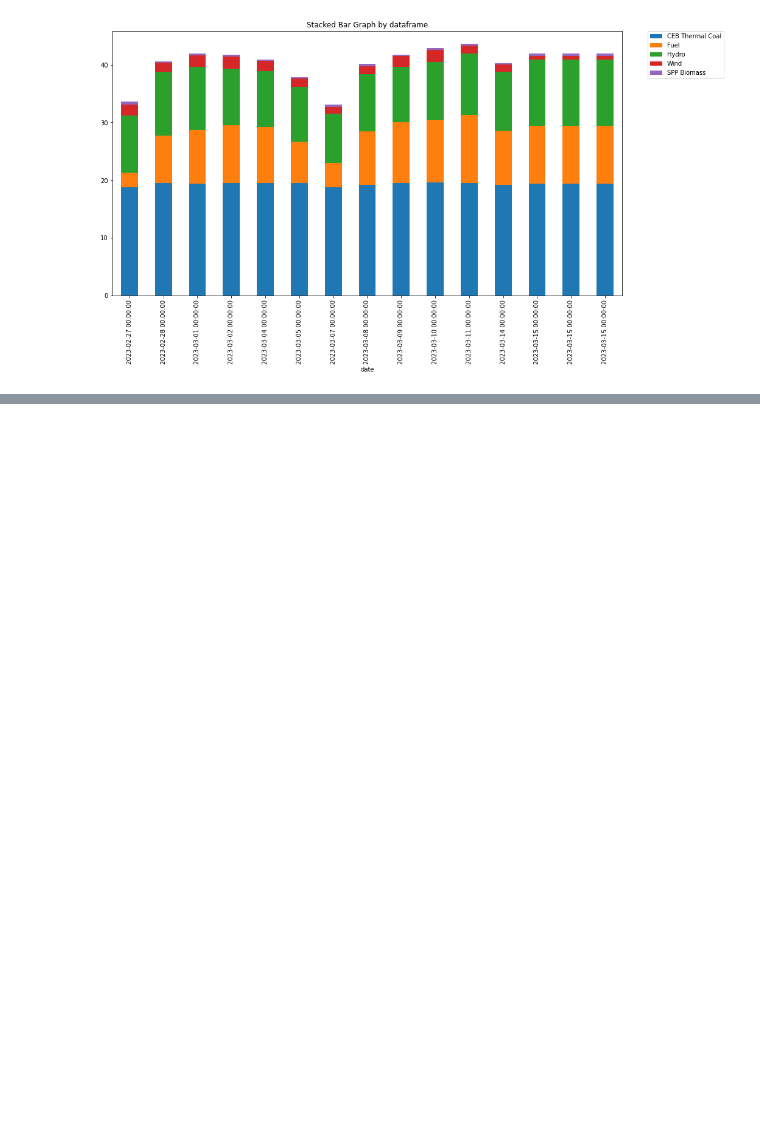
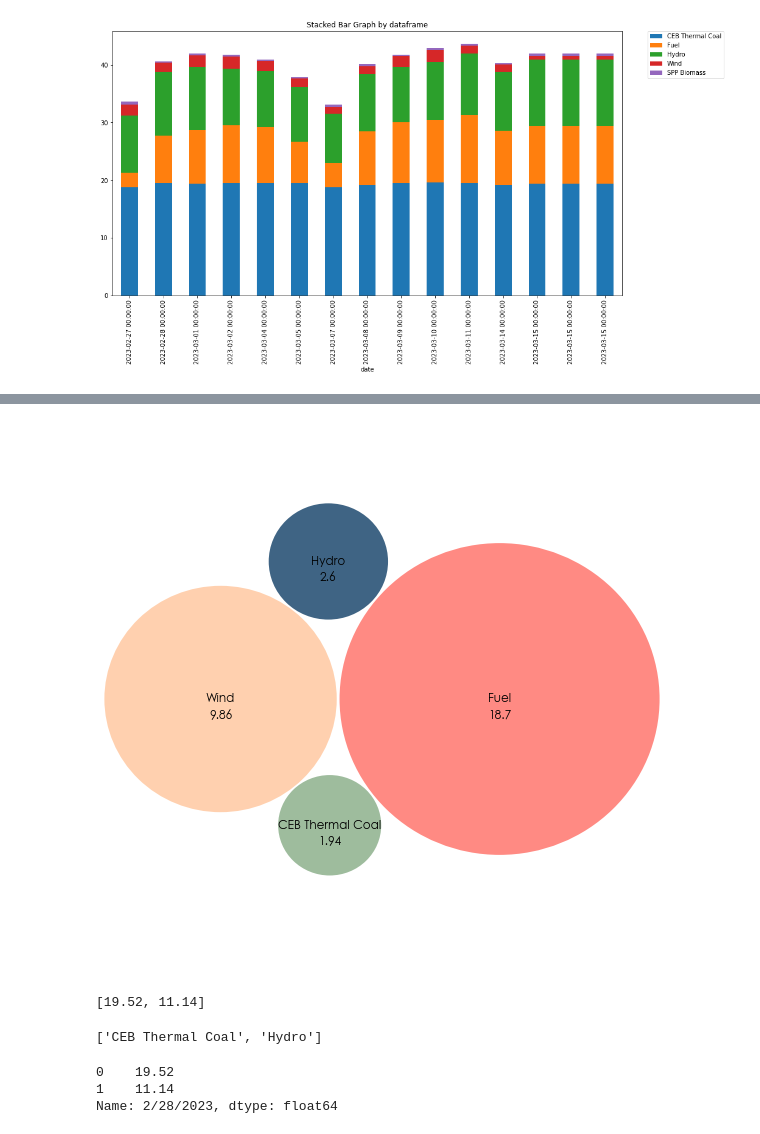
Before and after one commit to ChanakaErangaGunarathna/SL_CEB_Dashboard, a Jupyter notebook: analysis1.ipynb, the cells around one changed output, grey strips where cells are left out. Saved outputs shown, nothing was run; the diff lists cells and outputs as text; code cells hidden in the pictures; blank space fills up the shorter version.

```diff
--- a/analysis1.ipynb
+++ b/analysis1.ipynb
@@ -229,0 +202,4 @@ st.title('Uber pickups in NYC')
+# %%
+date_index=list_of_days.index(option)
+# %%
+x=int(df_by_date[df_by_date['date']==list_of_days[date_index-1]]['CEB Thermal Coal']-1)
@@ -229,0 +238,5 @@ st.title('Uber pickups in NYC')
+# %%
+df_test=df_by_date[['date','CEB Thermal Coal','Hydro','Wind','Fuel']].set_index('date').T
+df_test['Average']=df_test.mean(axis=1).round(2)
+df_test.reset_index(inplace=True)
+df_test
@@ -229,0 +249,64 @@ st.title('Uber pickups in NYC')
+# %%
+circles = circlify.circlify(
+   df_test['2/27/2023'].sort_values().tolist(),
+    show_enclosure=False,
+    target_enclosure=circlify.Circle(x=0, y=0, r=1)
+)
+# %%
+# Create just a figure and only one subplot
+fig, ax = plt.subplots(figsize=(10,10))
+
+# Remove axes
+ax.axis('off')
+
+# Find axis boundaries
+lim = max(
+    max(
+        abs(circle.x) + circle.r,
+        abs(circle.y) + circle.r,
+    )
+    for circle in circles
+)
+plt.xlim(-lim, lim)
+plt.ylim(-lim, lim)
+labels = df_test['index'].tolist()
+Colors = ['#99B898','#355C7D','#FFCEAB','#FF847C']
+Counts=df_test['2/27/2023'].sort_values()
+# print circles
+for circle,label,color,count in zip(circles,labels,Colors,Counts):
+    x, y, r = circle
+    ax.add_patch(plt.Circle((x, y), r*0.99, alpha=0.95, linewidth=2,facecolor=color))
+    plt.annotate(
+          label,
+          (x,y ) ,
+        fontsize=12,
+        fontname="century gothic",
+          va='center',
+          ha='center'
+     )
+    plt.annotate(
+          round(count,2),
+          (x,y-0.06 ) ,
+        fontsize=12,
+        fontname="century gothic",
+          va='center',
+          ha='center'
+     )
+
+plt.show()
+# %% [output]
+[figure, added]
+# %%
+df_test['2/28/2023'].tolist()
+# %% [output]
+[19.52, 11.14]
+# %%
+df_test['index'].tolist()
+# %% [output]
+['CEB Thermal Coal', 'Hydro']
+# %%
+df_test['2/28/2023']
+# %% [output]
+0    19.52
+1    11.14
+Name: 2/28/2023, dtype: float64
```
Also changed, not shown: parts of 12 cells of this notebook, 1 other file.
